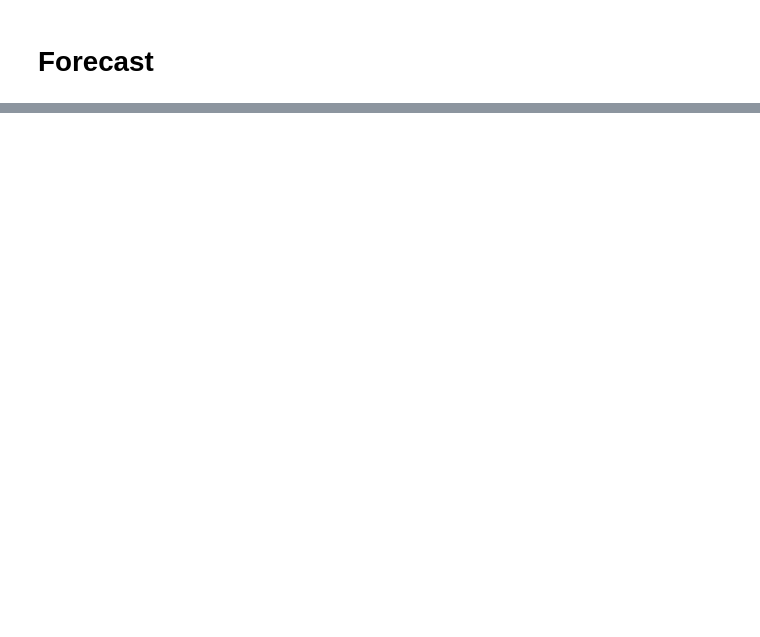
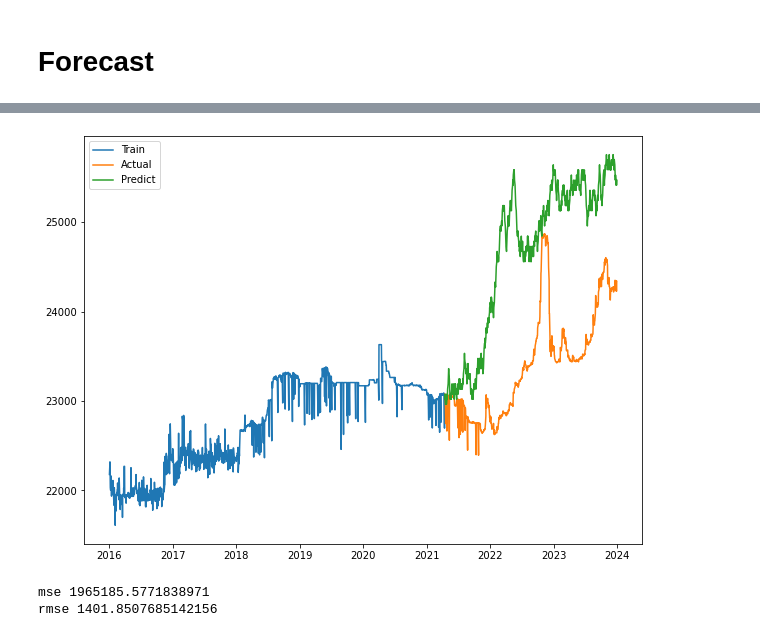
Before and after one commit to czarhirah/Econometrics, a Jupyter notebook: Zah/RW v1.ipynb, the cells around one changed output, grey strips where cells are left out. Drawn from its saved outputs; the diff is of its cells as text; code cells hidden in the pictures; blank space fills up the shorter version.

```diff
--- a/Zah/RW v1.ipynb
+++ b/Zah/RW v1.ipynb
@@ -124,0 +139,34 @@ print('Random MSE: %.3f' % error)
+# %%
+yhat = Randwalk[1]
+yhat = yhat[1:]
+yhat = pd.DataFrame(yhat)
+# %%
+# Reset index
+df_test = pd.DataFrame(df_test)
+df_test = df_test.reset_index()
+# %%
+# Compare actual to predicted
+df_comp = pd.DataFrame(df_test)
+df_comp.rename(columns={"Adj Close": "Actual"}, inplace=True)
+df_comp['Predict'] = yhat[0]
+df_comp.set_index("Date", inplace=True)
+df_train.set_index("Date", inplace=True)
+# %%
+# Plot
+dd = np.asarray(df_train)
+plt.plot(df_train.index, df_train.values, label = 'Train')
+plt.plot(df_comp.index,df_comp['Actual'], label = 'Actual')
+plt.plot(df_comp.index,df_comp['Predict'], label = 'Predict')
+plt.legend(loc='best')
+plt.show()
+# %% [output]
+[figure, added]
+# %%
+# Calculate errors
+mse = np.square(np.subtract(df_comp['Actual'], df_comp['Predict'])).mean()
+print('mse',mse)
+rmse = math.sqrt(mse)
+print('rmse',rmse)
+# %% [output]
+mse 1965185.5771838971
+rmse 1401.8507685142156
```
Also changed, not shown: parts of 7 cells of this notebook.
